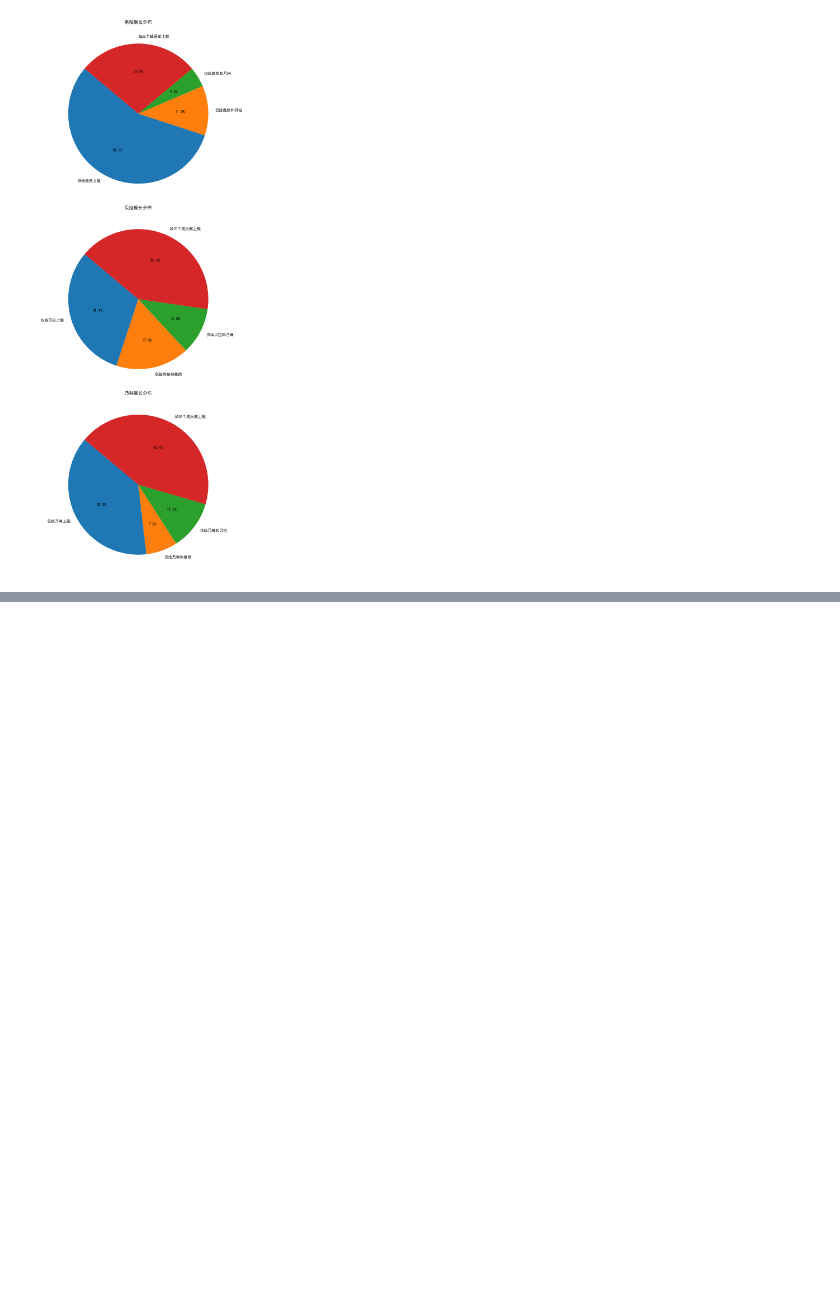
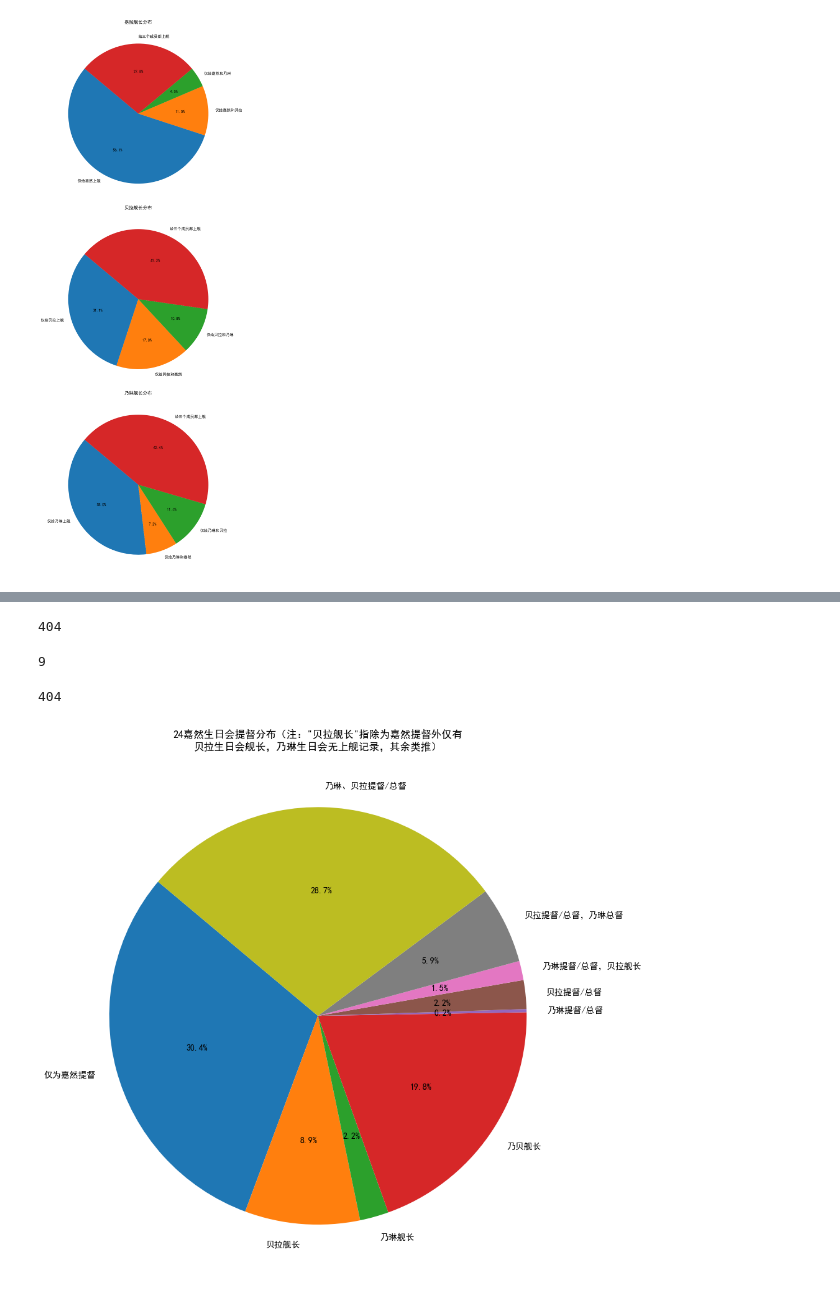
Before and after one commit to VictorAZ12/as-24-captains, a Jupyter notebook: 24生日会数据分析.ipynb, the cells around one changed output, grey strips where cells are left out. Cells and saved outputs as stored; diff of their text form; code cells hidden in the pictures; blank space fills up the shorter version.

```diff
--- a/24生日会数据分析.ipynb
+++ b/24生日会数据分析.ipynb
@@ -488,0 +570,65 @@ plt.show()
+# %%
+len(teitoku_diana)
+# %% [output]
+404
+# %%
+diana_teitoku_stats = [
+    diana_teitoku_O_O,
+    diana_teitoku_bella_captain_O,
+    diana_teitoku_eileen_captain_O,
+    diana_teitoku_eileen_captain_bella_captain,
+    diana_teitoku_eileen_teitoku_soutoku,
+    diana_teitoku_bella_teitoku_soutoku,
+    diana_eileen_teitoku_soutoku_bella_captain,
+    diana_bella_teitoku_soutoku_eileen_captain,
+    diana_teitoku_bella_eileen_teitoku_soutoku,
+]
+# %%
+len(diana_teitoku_stats)
+# %% [output]
+9
+# %%
+# 验算：总数是否正确
+counter = 0
+for diana_stat in diana_teitoku_stats:
+    counter += len(diana_stat)
+counter
+# %% [output]
+404
+# %%
+# 计算各种组合的数量
+# 嘉然
+
+# 准备数据用于绘制饼图
+diana_sizes_teitoku = [len(stat) for stat in diana_teitoku_stats]
+labels_diana_teitoku = [
+    "仅为嘉然提督",
+    "贝拉舰长",
+    "乃琳舰长",
+    "乃贝舰长",
+    "乃琳提督/总督",
+    "贝拉提督/总督",
+    "乃琳提督/总督，贝拉舰长",
+    "贝拉提督/总督，乃琳总督",
+    "乃琳、贝拉提督/总督"
+]
+
+
+
+# 绘制饼图
+# fig, (ax1, ax2, ax3) = plt.subplots(3, 1, figsize=(18, 20))
+fig, ax1 = plt.subplots(1, 1, figsize=(10,12))
+ax1.pie(diana_sizes_teitoku, labels=labels_diana_teitoku, autopct='%1.1f%%', startangle=140)
+ax1.set_title('24嘉然生日会提督分布（注："贝拉舰长"指除为嘉然提督外仅有\n贝拉生日会舰长，乃琳生日会无上舰记录，其余类推）')
+
+# ax2.pie(bella_sizes, labels=labels_bella, autopct='%1.1f%%', startangle=140)
+# ax2.set_title('贝拉舰长分布')
+
+# ax3.pie(eileen_sizes, labels=labels_eileen, autopct='%1.1f%%', startangle=140)
+# ax3.set_title('乃琳舰长分布')
+
+# 调整布局
+plt.tight_layout()
+plt.show()
+# %% [output]
+[figure, added]
```
Also changed, not shown: parts of 18 cells of this notebook.
